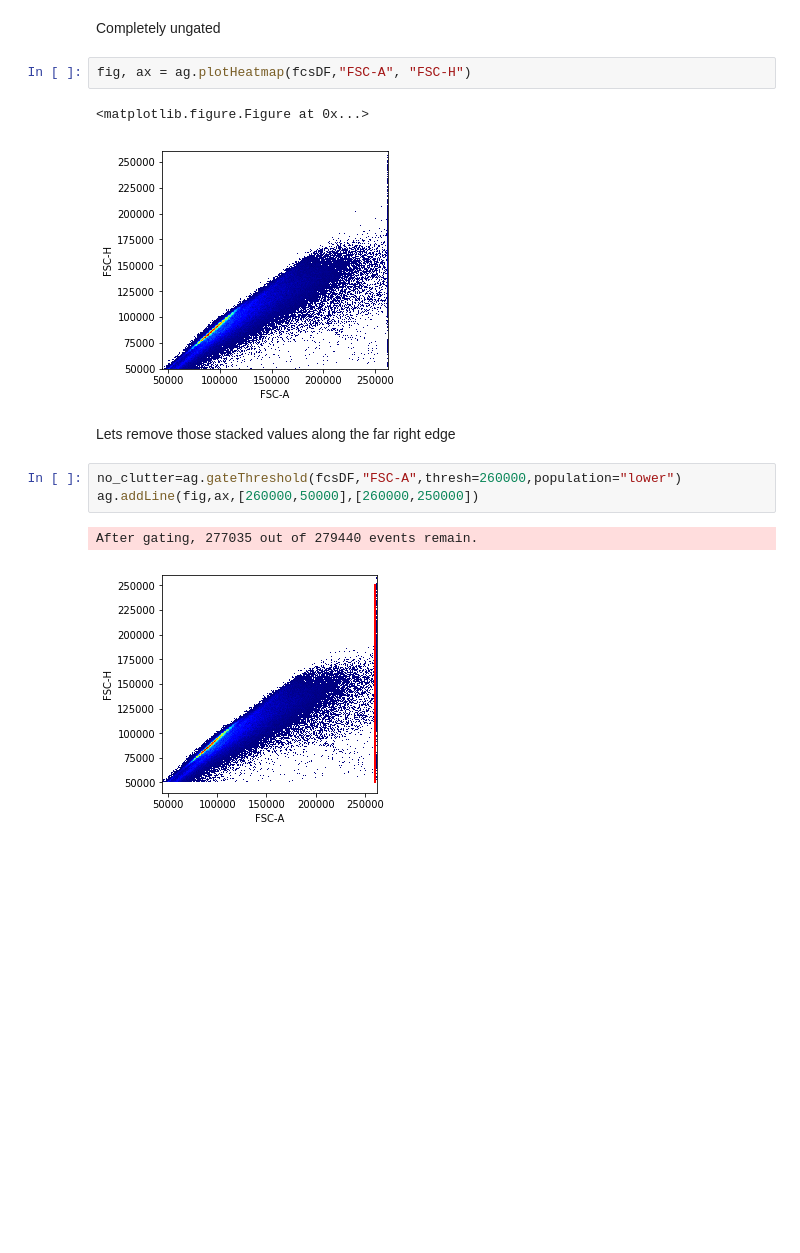
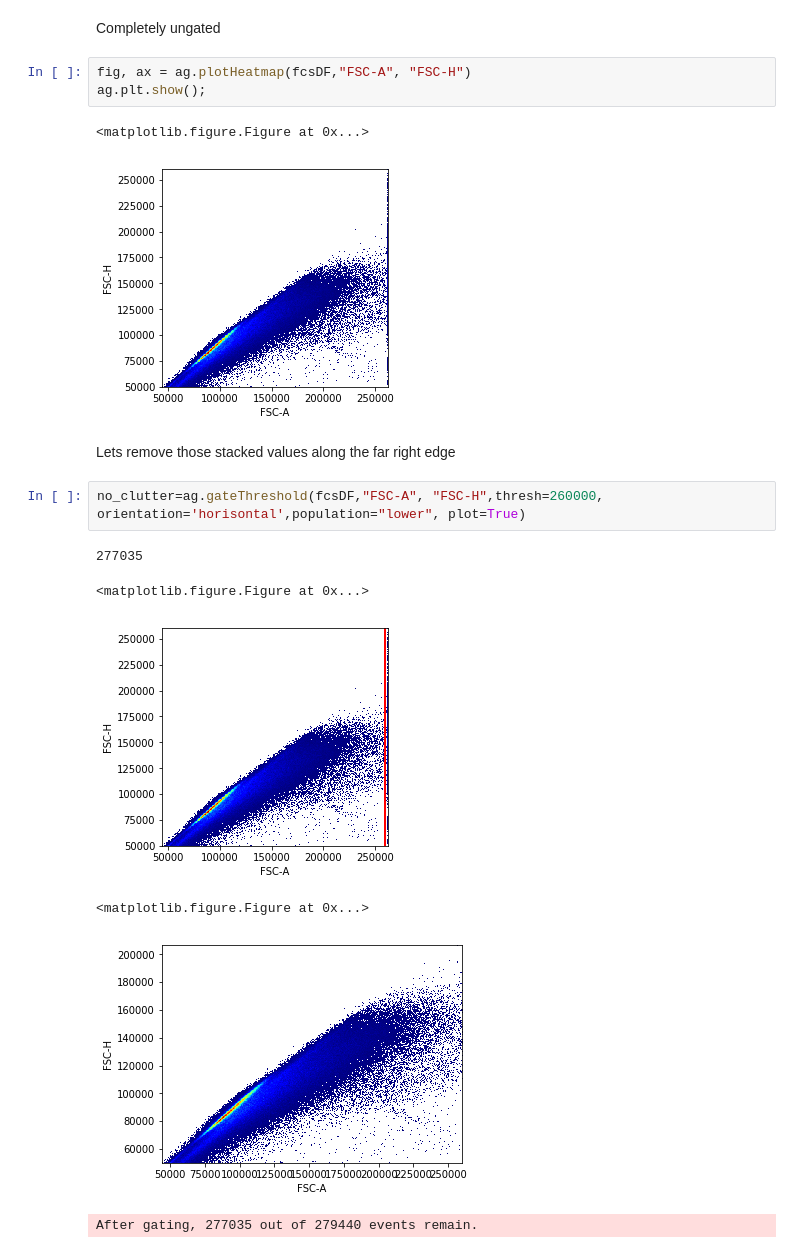
Before and after one commit to LudvigEk/aligater, a Jupyter notebook: pyAliGater_testing.ipynb, the cells around one changed output. Saved outputs shown, nothing was run; the diff lists cells and outputs as text; blank space fills up the shorter version.

```diff
--- a/pyAliGater_testing.ipynb
+++ b/pyAliGater_testing.ipynb
@@ -14,14 +18,18 @@ Marker labels: IgA CD27 CD34 CD19 IgD CD45 CD38 CD24
 Completely ungated
 # %%
 fig, ax = ag.plotHeatmap(fcsDF,"FSC-A", "FSC-H")
+ag.plt.show();
 # %% [output]
 <matplotlib.figure.Figure at 0x...>
 [figure]
 # %% [markdown]
 Lets remove those stacked values along the far right edge
 # %%
-no_clutter=ag.gateThreshold(fcsDF,"FSC-A",thresh=260000,population="lower")
-ag.addLine(fig,ax,[260000,50000],[260000,250000])
+no_clutter=ag.gateThreshold(fcsDF,"FSC-A", "FSC-H",thresh=260000, orientation='horisontal',population="lower", plot=True)
 # %% [output]
-After gating, 277035 out of 279440 events remain.
+277035
+<matplotlib.figure.Figure at 0x...>
-[figure, old version]
+[figure, new version]
+<matplotlib.figure.Figure at 0x...>
+[figure, added]
+After gating, 277035 out of 279440 events remain.
```
Also changed, not shown: parts of 26 cells of this notebook, 3 other files.
